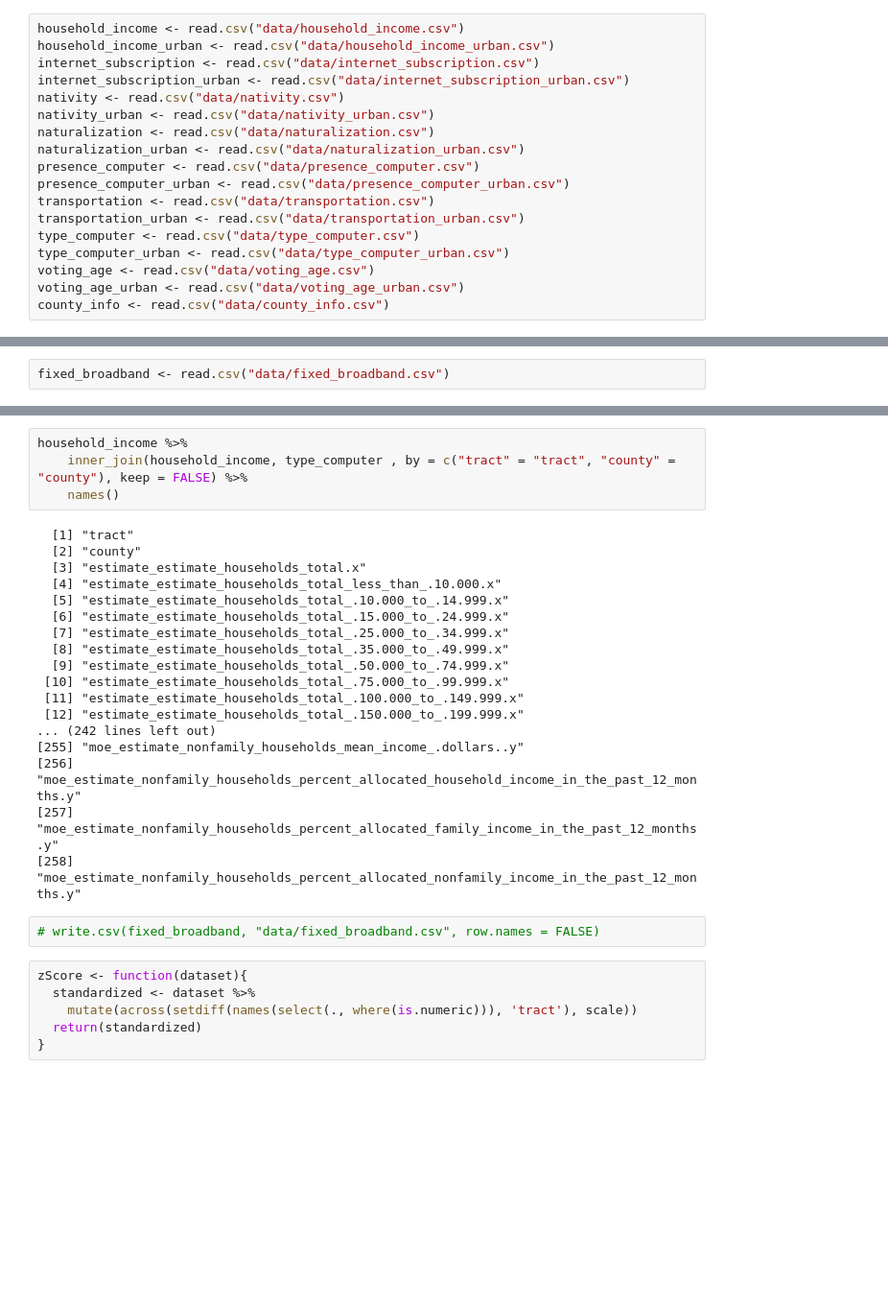
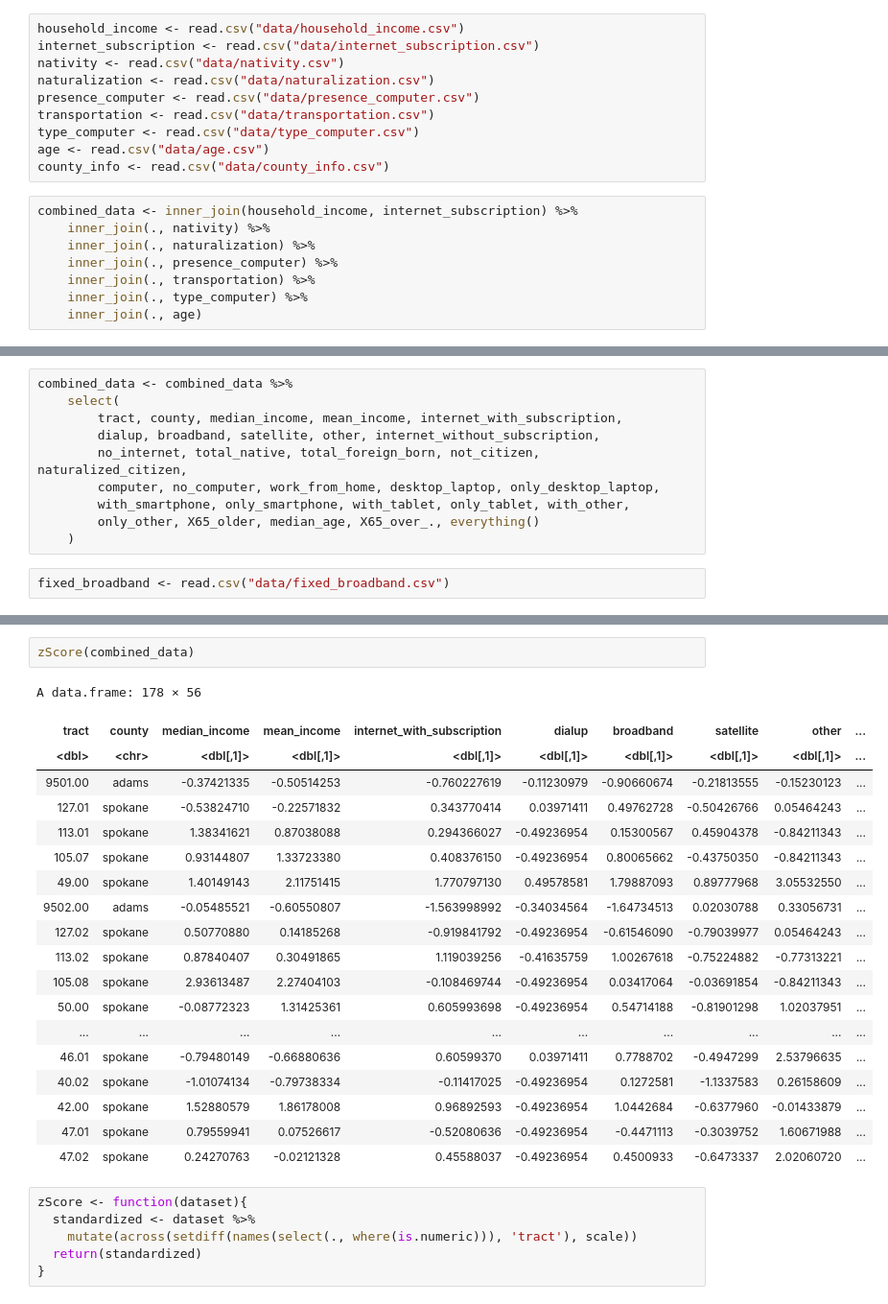
Before and after one commit to nicholasptran/eastern-washington-digital-equity, a Jupyter notebook: app/notebooks_and_testing/data_test.ipynb, the cells around one changed output, grey strips where cells are left out. Shown at 96% size. Saved outputs shown, nothing was run; the diff lists cells and outputs as text; blank space fills up the shorter version.

Commit message:
z_score

```diff
--- a/app/notebooks_and_testing/data_test.ipynb
+++ b/app/notebooks_and_testing/data_test.ipynb
@@ -14,19 +14,19 @@ setwd("../")
 ✖ dplyr::lag()    masks stats::lag()
 # %%
 household_income <- read.csv("data/household_income.csv")
-household_income_urban <- read.csv("data/household_income_urban.csv")
 internet_subscription <- read.csv("data/internet_subscription.csv")
-internet_subscription_urban <- read.csv("data/internet_subscription_urban.csv")
 nativity <- read.csv("data/nativity.csv")
-nativity_urban <- read.csv("data/nativity_urban.csv")
 naturalization <- read.csv("data/naturalization.csv")
-naturalization_urban <- read.csv("data/naturalization_urban.csv")
 presence_computer <- read.csv("data/presence_computer.csv")
-presence_computer_urban <- read.csv("data/presence_computer_urban.csv")
 transportation <- read.csv("data/transportation.csv")
-transportation_urban <- read.csv("data/transportation_urban.csv")
 type_computer <- read.csv("data/type_computer.csv")
-type_computer_urban <- read.csv("data/type_computer_urban.csv")
-voting_age <- read.csv("data/voting_age.csv")
-voting_age_urban <- read.csv("data/voting_age_urban.csv")
+age <- read.csv("data/age.csv")
 county_info <- read.csv("data/county_info.csv")
+# %%
+combined_data <- inner_join(household_income, internet_subscription) %>%
+    inner_join(., nativity) %>%
+    inner_join(., naturalization) %>%
+    inner_join(., presence_computer) %>%
+    inner_join(., transportation) %>%
+    inner_join(., type_computer) %>%
+    inner_join(., age)
@@ -33,3 +61,13 @@ county_info <- read.csv("data/county_info.csv")
+# %%
+combined_data <- combined_data %>%
+    select(
+        tract, county, median_income, mean_income, internet_with_subscription,
+        dialup, broadband, satellite, other, internet_without_subscription,
+        no_internet, total_native, total_foreign_born, not_citizen, naturalized_citizen,
+        computer, no_computer, work_from_home, desktop_laptop, only_desktop_laptop,
+        with_smartphone, only_smartphone, with_tablet, only_tablet, with_other,
+        only_other, X65_older, median_age, X65_over_., everything()
+    )
 # %%
 fixed_broadband <- read.csv("data/fixed_broadband.csv")
 # %%
@@ -74,27 +96,25 @@ names(household_income)
-# %%
-household_income %>%
-    inner_join(household_income, type_computer , by = c("tract" = "tract", "county" = "county"), keep = FALSE) %>%
-    names()
-# %% [output]
-  [1] "tract"
-  [2] "county"
-  [3] "estimate_estimate_households_total.x"
-  [4] "estimate_estimate_households_total_less_than_.10.000.x"
-  [5] "estimate_estimate_households_total_.10.000_to_.14.999.x"
-  [6] "estimate_estimate_households_total_.15.000_to_.24.999.x"
-  [7] "estimate_estimate_households_total_.25.000_to_.34.999.x"
-  [8] "estimate_estimate_households_total_.35.000_to_.49.999.x"
-  [9] "estimate_estimate_households_total_.50.000_to_.74.999.x"
- [10] "estimate_estimate_households_total_.75.000_to_.99.999.x"
- [11] "estimate_estimate_households_total_.100.000_to_.149.999.x"
- [12] "estimate_estimate_households_total_.150.000_to_.199.999.x"
-... (242 lines left out)
-[255] "moe_estimate_nonfamily_households_mean_income_.dollars..y"
-[256] "moe_estimate_nonfamily_households_percent_allocated_household_income_in_the_past_12_months.y"
-[257] "moe_estimate_nonfamily_households_percent_allocated_family_income_in_the_past_12_months.y"
-[258] "moe_estimate_nonfamily_households_percent_allocated_nonfamily_income_in_the_past_12_months.y"
-# %%
-# write.csv(fixed_broadband, "data/fixed_broadband.csv", row.names = FALSE)
+# %%
+zScore(combined_data)
+# %% [output]
+A data.frame: 178 × 56
+| tract | county | median_income | mean_income | internet_with_subscription | dialup | broadband | satellite | other | ... |
+| <dbl> | <chr> | <dbl[,1]> | <dbl[,1]> | <dbl[,1]> | <dbl[,1]> | <dbl[,1]> | <dbl[,1]> | <dbl[,1]> | ... |
+| 9501.00 | adams | -0.37421335 | -0.50514253 | -0.760227619 | -0.11230979 | -0.90660674 | -0.21813555 | -0.15230123 | ... |
+| 127.01 | spokane | -0.53824710 | -0.22571832 | 0.343770414 | 0.03971411 | 0.49762728 | -0.50426766 | 0.05464243 | ... |
+| 113.01 | spokane | 1.38341621 | 0.87038088 | 0.294366027 | -0.49236954 | 0.15300567 | 0.45904378 | -0.84211343 | ... |
+| 105.07 | spokane | 0.93144807 | 1.33723380 | 0.408376150 | -0.49236954 | 0.80065662 | -0.43750350 | -0.84211343 | ... |
+| 49.00 | spokane | 1.40149143 | 2.11751415 | 1.770797130 | 0.49578581 | 1.79887093 | 0.89777968 | 3.05532550 | ... |
+| 9502.00 | adams | -0.05485521 | -0.60550807 | -1.563998992 | -0.34034564 | -1.64734513 | 0.02030788 | 0.33056731 | ... |
+| 127.02 | spokane | 0.50770880 | 0.14185268 | -0.919841792 | -0.49236954 | -0.61546090 | -0.79039977 | 0.05464243 | ... |
+| 113.02 | spokane | 0.87840407 | 0.30491865 | 1.119039256 | -0.41635759 | 1.00267618 | -0.75224882 | -0.77313221 | ... |
+| 105.08 | spokane | 2.93613487 | 2.27404103 | -0.108469744 | -0.49236954 | 0.03417064 | -0.03691854 | -0.84211343 | ... |
+| 50.00 | spokane | -0.08772323 | 1.31425361 | 0.605993698 | -0.49236954 | 0.54714188 | -0.81901298 | 1.02037951 | ... |
+| ... | ... | ... | ... | ... | ... | ... | ... | ... | ... |
+| 46.01 | spokane | -0.79480149 | -0.66880636 | 0.60599370 | 0.03971411 | 0.7788702 | -0.4947299 | 2.53796635 | ... |
+| 40.02 | spokane | -1.01074134 | -0.79738334 | -0.11417025 | -0.49236954 | 0.1272581 | -1.1337583 | 0.26158609 | ... |
+| 42.00 | spokane | 1.52880579 | 1.86178008 | 0.96892593 | -0.49236954 | 1.0442684 | -0.6377960 | -0.01433879 | ... |
+| 47.01 | spokane | 0.79559941 | 0.07526617 | -0.52080636 | -0.49236954 | -0.4471113 | -0.3039752 | 1.60671988 | ... |
+| 47.02 | spokane | 0.24270763 | -0.02121328 | 0.45588037 | -0.49236954 | 0.4500933 | -0.6473337 | 2.02060720 | ... |
 # %%
 zScore <- function(dataset){
   standardized <- dataset %>%
```
Also changed, not shown: parts of 7 cells of this notebook, 8 other files.
